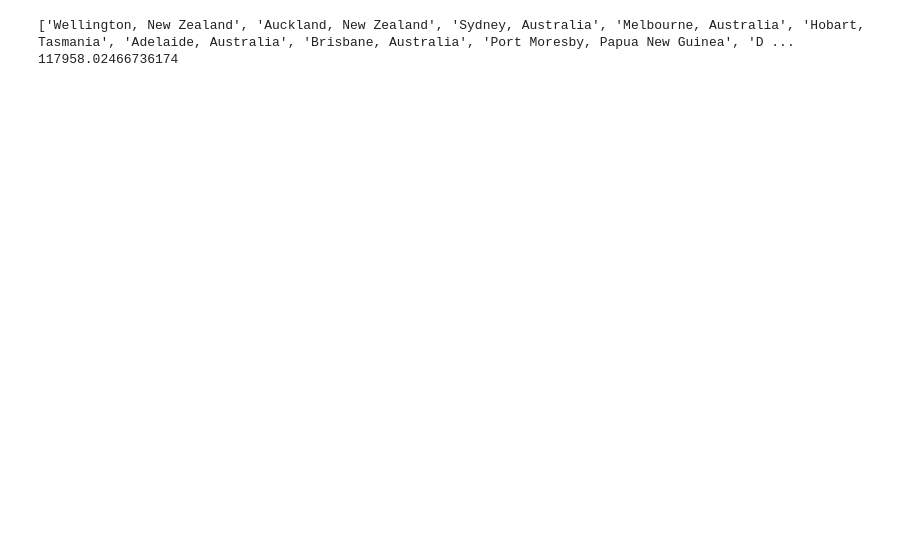
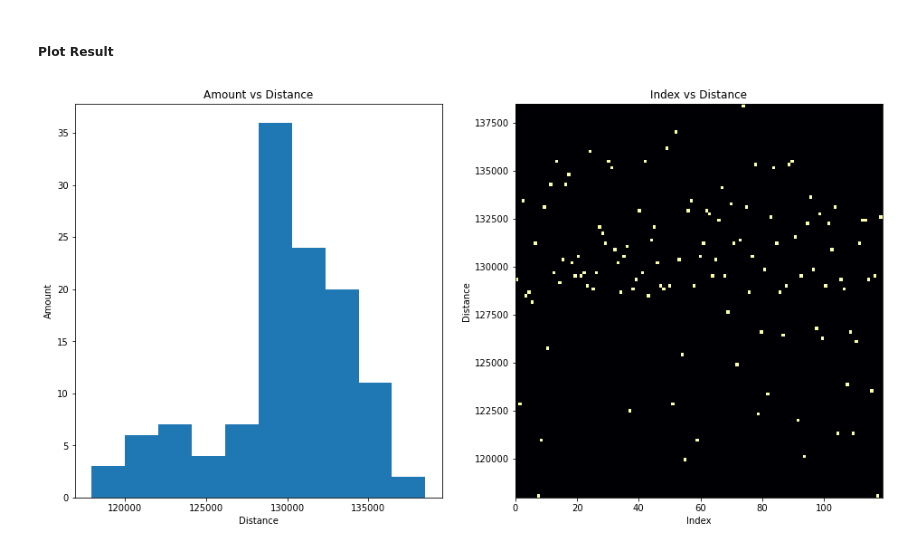
Before and after one commit to AntonMaxen/applied-ai, a Jupyter notebook: assignment_1/VG_3-4.ipynb, the cells around one changed output. Saved outputs shown, nothing was run; the diff lists cells and outputs as text; code cells hidden in the pictures; blank space fills up the shorter version.

```diff
--- a/assignment_1/VG_3-4.ipynb
+++ b/assignment_1/VG_3-4.ipynb
@@ -9,5 +13,5 @@ np.random.shuffle(cities)
 # %%
-def all_cities_visited_simulation(start, distances_df):
+def greedy_simulation(start, distances_df):
     total_distance = 0
     visited = set()
     order = []
@@ -31,20 +35,14 @@ def all_cities_visited_simulation(start, distances_df):
             order.append(route['Start'])
 
 
-
     return total_distance, order
 # %%
-from tqdm import tqdm
+cities = distances_df['Start'].unique()
+
 simulations = []
 for city in tqdm(cities):
-    total_distance, order = all_cities_visited_simulation(city, distances_df)
+    total_distance, order = greedy_simulation(city, distances_df)
     simulations.append({
         'distance': total_distance,
         'order': order
     })
-# %%
-import matplotlib.pyplot as plt
-plt.figure(figsize=(16, 16))
-simulations = sorted(simulations, key=lambda x: x['distance'], reverse=False)
-plt.hist2d(range(len(simulations)), [d['distance'] for d in simulations], bins=(300, 300))
-plt.show()
@@ -76,6 +49,20 @@ print(dist)
-# %%
-print(simulations[0]['order'])
-print(simulations[0]['distance'])
-# %% [output]
-['Wellington, New Zealand', 'Auckland, New Zealand', 'Sydney, Australia', 'Melbourne, Australia', 'Hobart, Tasmania', 'Adelaide, Australia', 'Brisbane, Australia', 'Port Moresby, Papua New Guinea', 'D ...
-117958.02466736174
+# %% [markdown]
+##### Plot Result
+# %%
+plt.figure(figsize=(16, 8))
+plt.subplot(1, 2, 1)
+plt.xlabel('Distance')
+plt.ylabel('Amount')
+plt.title("Amount vs Distance")
+
+plt.hist([d['distance'] for d in simulations])
+
+plt.subplot(1, 2, 2)
+
+plt.xlabel('Index')
+plt.ylabel('Distance')
+plt.title("Index vs Distance")
+plt.hist2d(range(len(simulations)), [d['distance'] for d in simulations], bins=(120, 120), cmap=plt.cm.inferno)
+plt.show()
+# %% [output]
+[figure, added]
```
Also changed, not shown: parts of 9 cells of this notebook, 4 other files.
